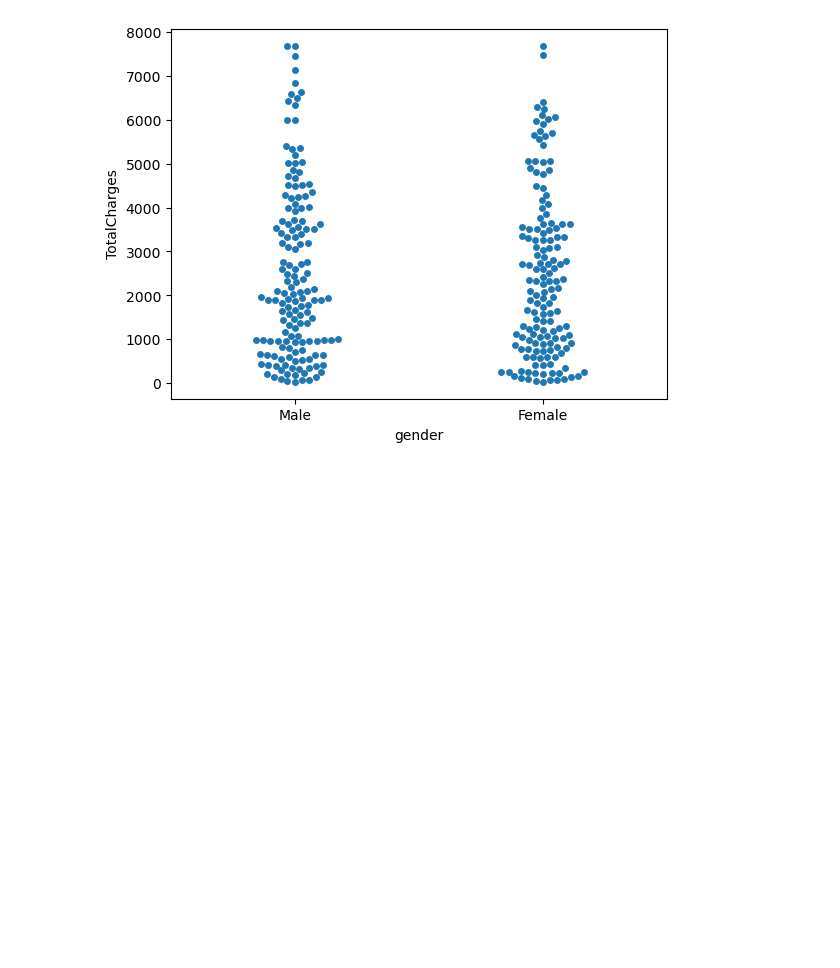
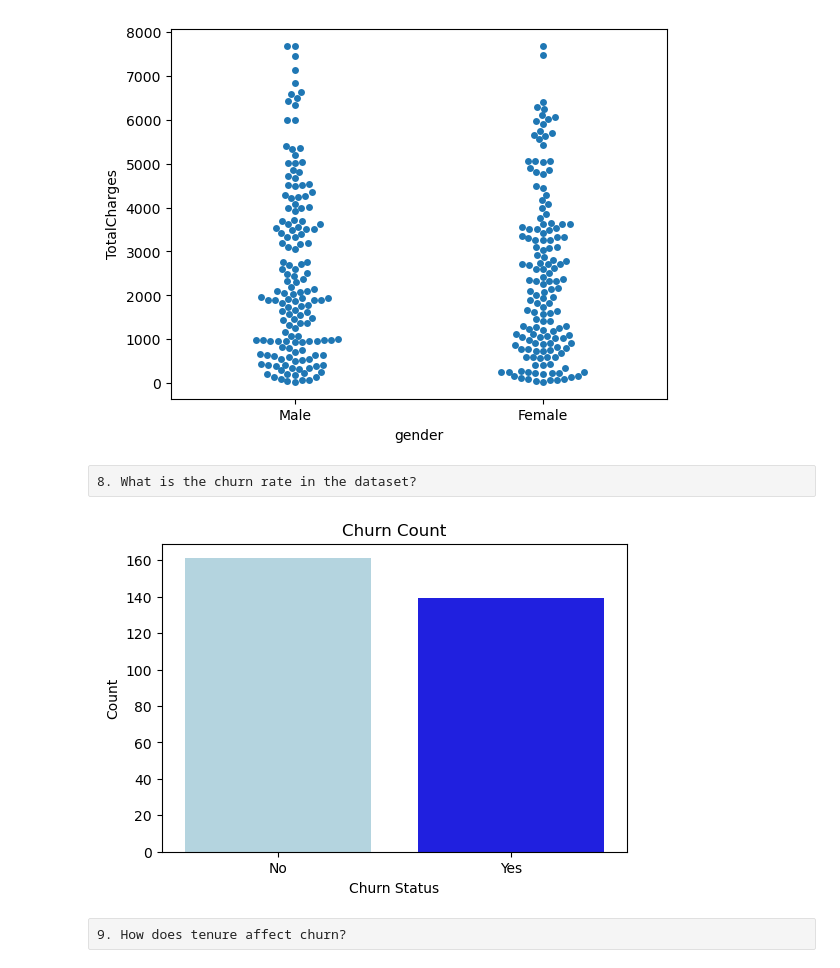
Before and after one commit to anandharishi19347/9.ML-DL_Capstone-Project, a Jupyter notebook: 3.Univariate&Bivariate/1. Exploratory Data Analysis.ipynb, the cells around one changed output. Drawn from its saved outputs; the diff is of its cells as text; code cells hidden in the pictures; blank space fills up the shorter version.

```diff
--- a/3.Univariate&Bivariate/1. Exploratory Data Analysis.ipynb
+++ b/3.Univariate&Bivariate/1. Exploratory Data Analysis.ipynb
@@ -159,3 +159,20 @@ sb.swarmplot(x = "gender", y = "TotalCharges", data = dataset)
 plt.show()
 # %% [output]
 [figure]
+# %% [raw]
+8. What is the churn rate in the dataset?
+# %%
+# Count churn values
+churn_counts = dataset["Churn"].value_counts()
+
+# Bar plot
+plt.figure(figsize=(6,4))
+sns.barplot(x=churn_counts.index, y=churn_counts.values, palette=["lightblue", "blue"])
+plt.xlabel("Churn Status")
+plt.ylabel("Count")
+plt.title("Churn Count")
+plt.show()
+# %% [output]
+[figure, added]
+# %% [raw]
+9. How does tenure affect churn?
```
Also changed, not shown: parts of 22 cells of this notebook.
